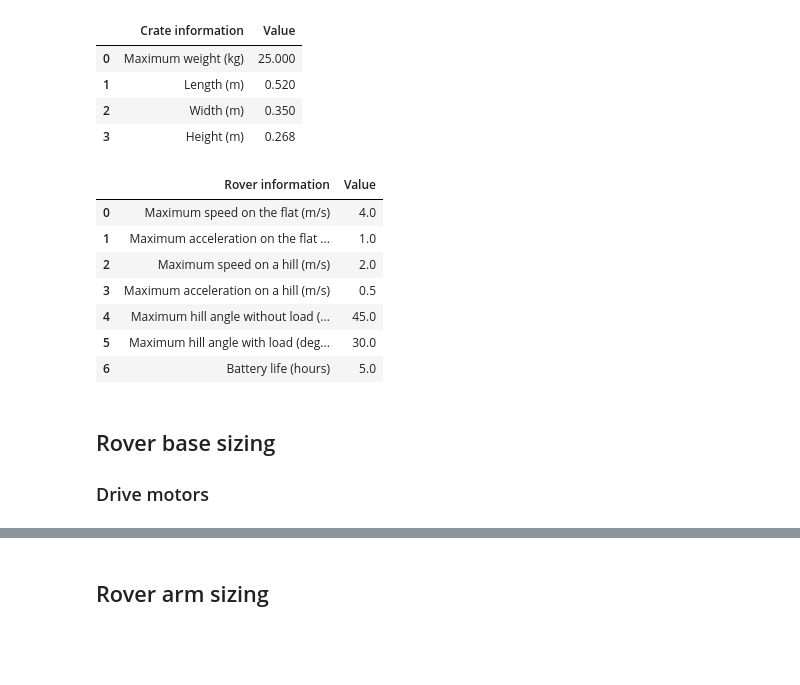
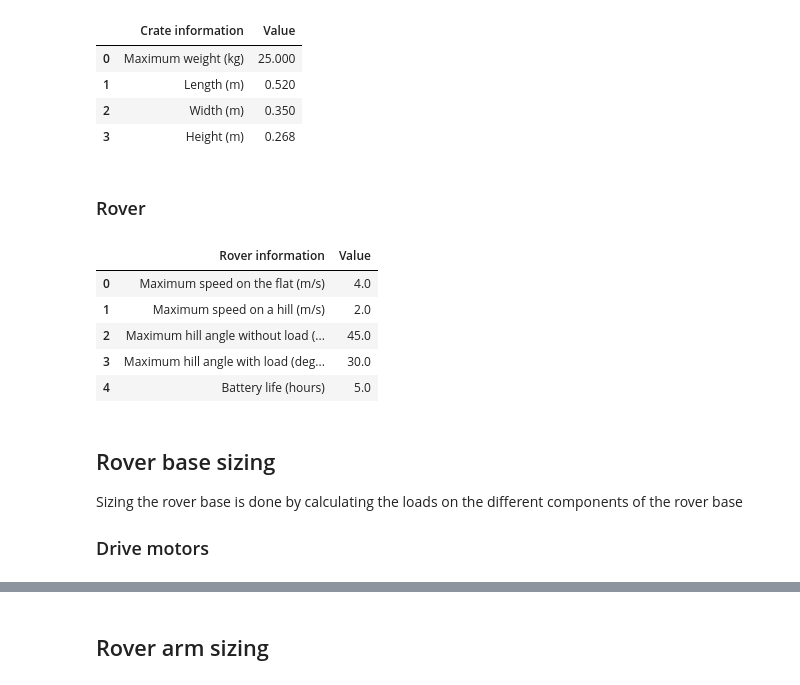
Before and after one commit to pvandervelde/zinger, a Jupyter notebook: requirements.ipynb, the cells around one changed output, grey strips where cells are left out. Drawn from its saved outputs; the diff is of its cells as text; code cells hidden in the pictures; blank space fills up the shorter version.

```diff
--- a/requirements.ipynb
+++ b/requirements.ipynb
@@ -28,68 +42,58 @@ pd.DataFrame(crate_data, columns=["Crate information", "Value"])
 | 1 | Length (m) | 0.520 |
 | 2 | Width (m) | 0.350 |
 | 3 | Height (m) | 0.268 |
+# %% [markdown]
+### Rover
 # %%
 # Rover
 max_velocity_flat = 4.0
-max_acceleration_flat = 1.0
-
 max_velocity_hill = 2.0
-max_acceleration_hill = 0.5
 
 max_hill_angle_empty = 45.0
 max_hill_angle_max_load = 30.0
 
 battery_life_in_hours = 5.0
-
-# Electrical
-battery_to_controller_efficiency = 0.95
-controller_to_motor_efficiency = 0.96
-motor_efficiency = 0.92
-motor_gear_efficiency = 0.93
-number_of_gears = 5
 
 # Dimensions
 wheel_radius = 0.075
 
 rover_mass_in_kg = 20.0
 
 rover_length = 1.0
 rover_width = crate_width_in_meters + 0.30
 rover_height = wheel_radius * 2 + crate_height_in_meters + 0.10
 
 number_of_wheels = 6
 
 # random
 
 coefficient_of_friction_max = 1.00
 coefficient_of_friction = 0.25
 coefficient_of_aerodynamic_drag = 1.00
 
 # Output
 
 rover_data = [
     ["Maximum speed on the flat (m/s)", max_velocity_flat],
-    ["Maximum acceleration on the flat (m/s)", max_acceleration_flat],
     ["Maximum speed on a hill (m/s)", max_velocity_hill],
-    ["Maximum acceleration on a hill (m/s)", max_acceleration_hill],
     ["Maximum hill angle without load (degrees)", max_hill_angle_empty],
     ["Maximum hill angle with load (degrees)", max_hill_angle_max_load],
     ["Battery life (hours)", battery_life_in_hours]
 ]
 pd.DataFrame(rover_data, columns=["Rover information", "Value"])
 # %% [output]
 |  | Rover information | Value |
 | 0 | Maximum speed on the flat (m/s) | 4.0 |
-| 1 | Maximum acceleration on the flat ... | 1.0 |
-| 2 | Maximum speed on a hill (m/s) | 2.0 |
-| 3 | Maximum acceleration on a hill (m/s) | 0.5 |
-| 4 | Maximum hill angle without load (... | 45.0 |
-| 5 | Maximum hill angle with load (deg... | 30.0 |
-| 6 | Battery life (hours) | 5.0 |
+| 1 | Maximum speed on a hill (m/s) | 2.0 |
+| 2 | Maximum hill angle without load (... | 45.0 |
+| 3 | Maximum hill angle with load (deg... | 30.0 |
+| 4 | Battery life (hours) | 5.0 |
-# %% [markdown]
-## Rover base sizing
-
-### Drive motors
+# %% [markdown]
+## Rover base sizing
+
+Sizing the rover base is done by calculating the loads on the different components of the rover base
+
+### Drive motors
 # %%
 wheel_forces_without_load = []
 wheel_power_without_load = []
```
Also changed, not shown: parts of 5 cells of this notebook, 1 other file.
